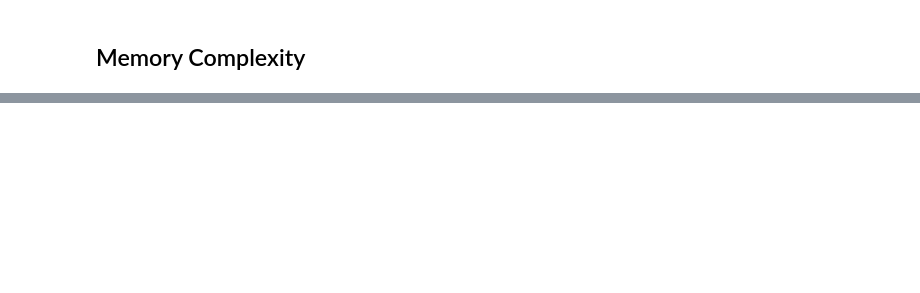
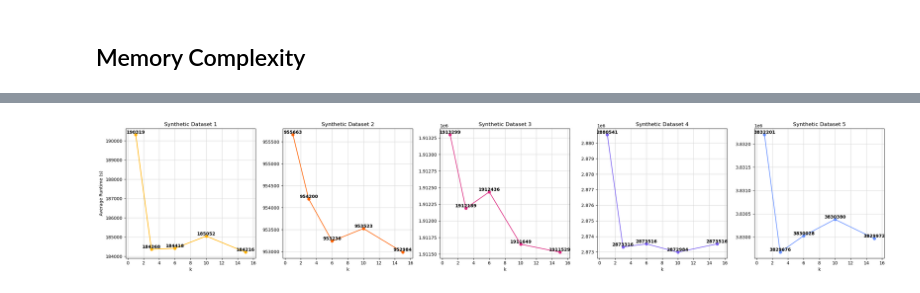
Before and after one commit to niconymanda/knn-chain, a Jupyter notebook: paper_results.ipynb, the cells around one changed output, grey strips where cells are left out. Cells and saved outputs as stored; diff of their text form; code cells hidden in the pictures; blank space fills up the shorter version.

```diff
--- a/paper_results.ipynb
+++ b/paper_results.ipynb
@@ -189,0 +240,68 @@ plt.show()
+# %%
+med_mem = record_memory(med_X, ks)
+# %%
+large_mem = record_memory(large_X, ks)
+# %%
+xl_mem = record_memory(xl_X, ks)
+# %%
+xxl_mem = record_memory(xxl_X, ks)
+# %%
+# Create subplots
+fig, axes = plt.subplots(1, 5, figsize=(25, 5), sharex=False, sharey=False)
+margin = 1.3
+
+# Define a function to set axis limits with margins
+def set_axis_limits(ax, x, y, margin):
+    ax.set_xlim([min(x) - margin, max(x) + margin])
+
+# Plot for the first runtime list
+axes[0].plot(ks, s_mem, marker='o', color='#FFB000')
+for i, avg in enumerate(s_mem):
+    axes[0].text(ks[i], avg, f'{avg:.0f}', ha='center', va='bottom', fontsize=10, color='#000000', fontweight='bold')
+axes[0].set_title('Synthetic Dataset 1')
+axes[0].set_xlabel('k')
+axes[0].set_ylabel('Average Runtime (s)')
+axes[0].grid(c = "#d3d3d3")
+set_axis_limits(axes[0], ks, s_mem, margin)
+
+# Plot for the second runtime list
+axes[1].plot(ks, med_mem, marker='o', color='#FE6100')
+for i, avg in enumerate(med_mem):
+    axes[1].text(ks[i], avg, f'{avg:.0f}', ha='center', va='bottom', fontsize=10, color='#000000', fontweight='bold')
+axes[1].set_title('Synthetic Dataset 2')
+axes[1].set_xlabel('k')
+axes[1].grid(c = "#d3d3d3")
+set_axis_limits(axes[1], ks, med_mem, margin)
+
+# Plot for the third runtime list
+axes[2].plot(ks, large_mem, marker='o', color='#DC267F')
+for i, avg in enumerate(large_mem):
+    axes[2].text(ks[i], avg, f'{avg:.0f}', ha='center', va='bottom', fontsize=10, color='#000000', fontweight='bold')
+axes[2].set_title('Synthetic Dataset 3')
+axes[2].set_xlabel('k')
+axes[2].grid(c = "#d3d3d3")
+set_axis_limits(axes[2], ks, large_mem, margin)
+
+# Plot for the fourth runtime list
+axes[3].plot(ks, xl_mem, marker='o', color='#785EF0')
+for i, avg in enumerate(xl_mem):
+    axes[3].text(ks[i], avg, f'{avg:.0f}', ha='center', va='bottom', fontsize=10, color='#000000', fontweight='bold')
+axes[3].set_title('Synthetic Dataset 4')
+axes[3].set_xlabel('k')
+axes[3].grid(c = "#d3d3d3")
+set_axis_limits(axes[3], ks, xl_mem, margin)
+
+# Plot for the fifth runtime list
+axes[4].plot(ks, xxl_mem, marker='o', color='#648FFF')
+for i, avg in enumerate(xxl_mem):
+    axes[4].text(ks[i], avg, f'{avg:.0f}', ha='center', va='bottom', fontsize=10, color='#000000', fontweight='bold')
+axes[4].set_title('Synthetic Dataset 5')
+axes[4].set_xlabel('k')
+axes[4].grid(c = "#d3d3d3")
+set_axis_limits(axes[4], ks, xxl_mem, margin)
+
+# Adjust layout
+plt.tight_layout()
+plt.show()
+# %% [output]
+[figure, added]
```
Also changed, not shown: parts of 10 cells of this notebook.
